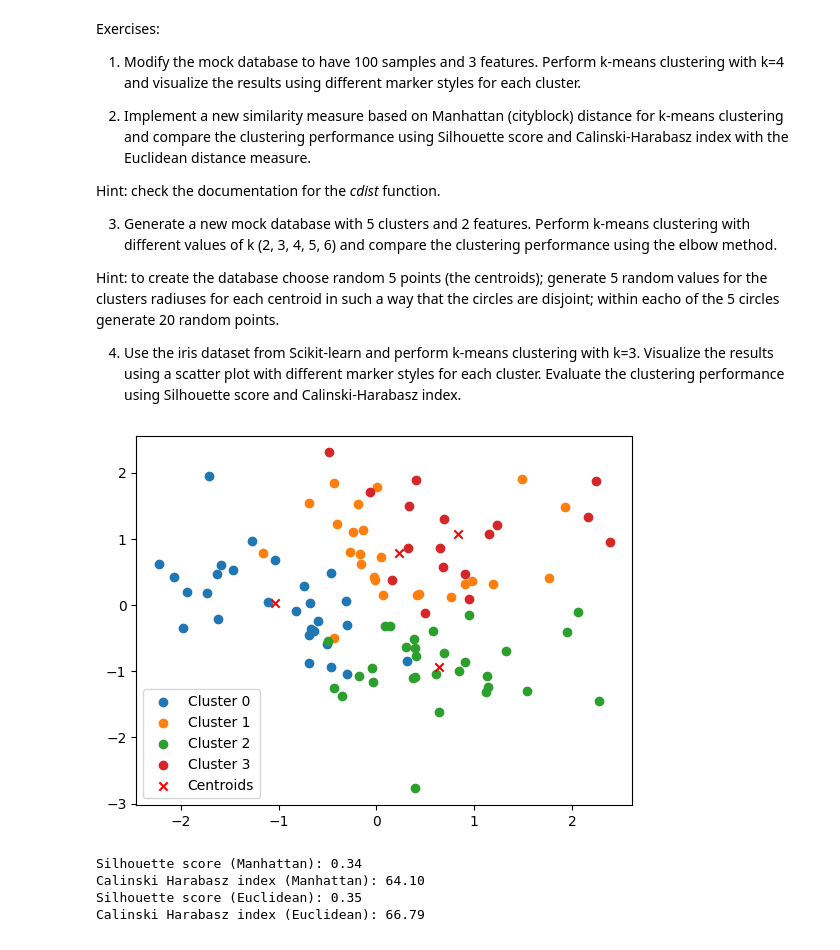
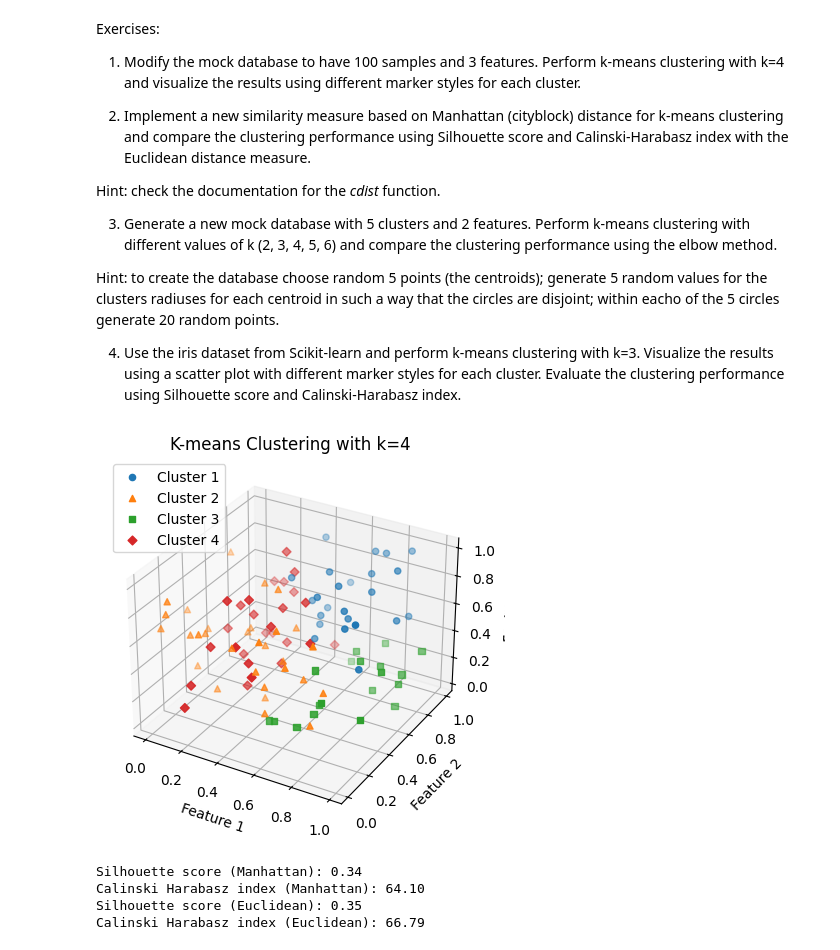
Before and after one commit to cristi-an-pop/university-work, a Jupyter notebook: 2nd year/sem2/Artificial Intelligence/Lab10/Lab10_Solved.ipynb, the cells around one changed output. Drawn from its saved outputs; the diff is of its cells as text; code cells hidden in the pictures.

```diff
--- a/2nd year/sem2/Artificial Intelligence/Lab10/Lab10_Solved.ipynb
+++ b/2nd year/sem2/Artificial Intelligence/Lab10/Lab10_Solved.ipynb
@@ -254,26 +254,38 @@ Hint: check the documentation for the *cdist* function.
 Hint: to create the database choose random 5 points (the centroids); generate 5 random values for the clusters radiuses for each centroid in such a way that the circles are disjoint; within eacho of the 5 circles generate 20 random points.
 
 4. Use the iris dataset from Scikit-learn and perform k-means clustering with k=3. Visualize the results using a scatter plot with different marker styles for each cluster. Evaluate the clustering performance using Silhouette score and Calinski-Harabasz index.
-# %%
-# Modify the mock database to have 100 samples and 3 features. Perform k-means clustering with k=4 and visualize the results using different marker styles for each cluster.
-import numpy as np
-import matplotlib.pyplot as plt
-from scipy.cluster.vq import kmeans, vq
-
-np.random.seed(0)
-X = np.random.randn(100, 3)
-
-k = 4
-centroids, _ = kmeans(X, k)
-labels, _ = vq(X, centroids)
-
-for i in range(len(centroids)):
-    plt.scatter(X[labels == i, 0], X[labels == i, 1], label=f'Cluster {i}')
-plt.scatter(centroids[:, 0], centroids[:, 1], c='r', marker='x', label='Centroids')
-plt.legend()
-plt.show()
-# %% [output]
-[figure, removed]
+# %%
+# Exercise 1
+import numpy as np
+from sklearn.cluster import KMeans
+import matplotlib.pyplot as plt
+from mpl_toolkits.mplot3d import Axes3D
+
+# Step 1: Generate the mock database
+np.random.seed(0)
+X = np.random.rand(100, 3)  # 100 samples, 3 features
+
+# Step 2: Perform k-means clustering
+kmeans = KMeans(n_clusters=4, random_state=0)
+labels = kmeans.fit_predict(X)
+
+# Step 3: Visualize the results
+fig = plt.figure()
+ax = fig.add_subplot(111, projection='3d')
+
+markers = ['o', '^', 's', 'D']
+for i in range(4):
+    cluster_points = X[labels == i]
+    ax.scatter(cluster_points[:, 0], cluster_points[:, 1], cluster_points[:, 2], marker=markers[i], label=f'Cluster {i+1}')
+
+ax.set_title('K-means Clustering with k=4')
+ax.set_xlabel('Feature 1')
+ax.set_ylabel('Feature 2')
+ax.set_zlabel('Feature 3')
+ax.legend()
+plt.show()
+# %% [output]
+[figure, added]
 # %%
 # Implement a new similarity measure based on Manhattan (cityblock) distance for k-means clustering and compare the clustering performance using Silhouette score and Calinski-Harabasz index with the Euclidean distance measure.
 
```
Also changed, not shown: parts of 3 cells of this notebook, 28 other files.
